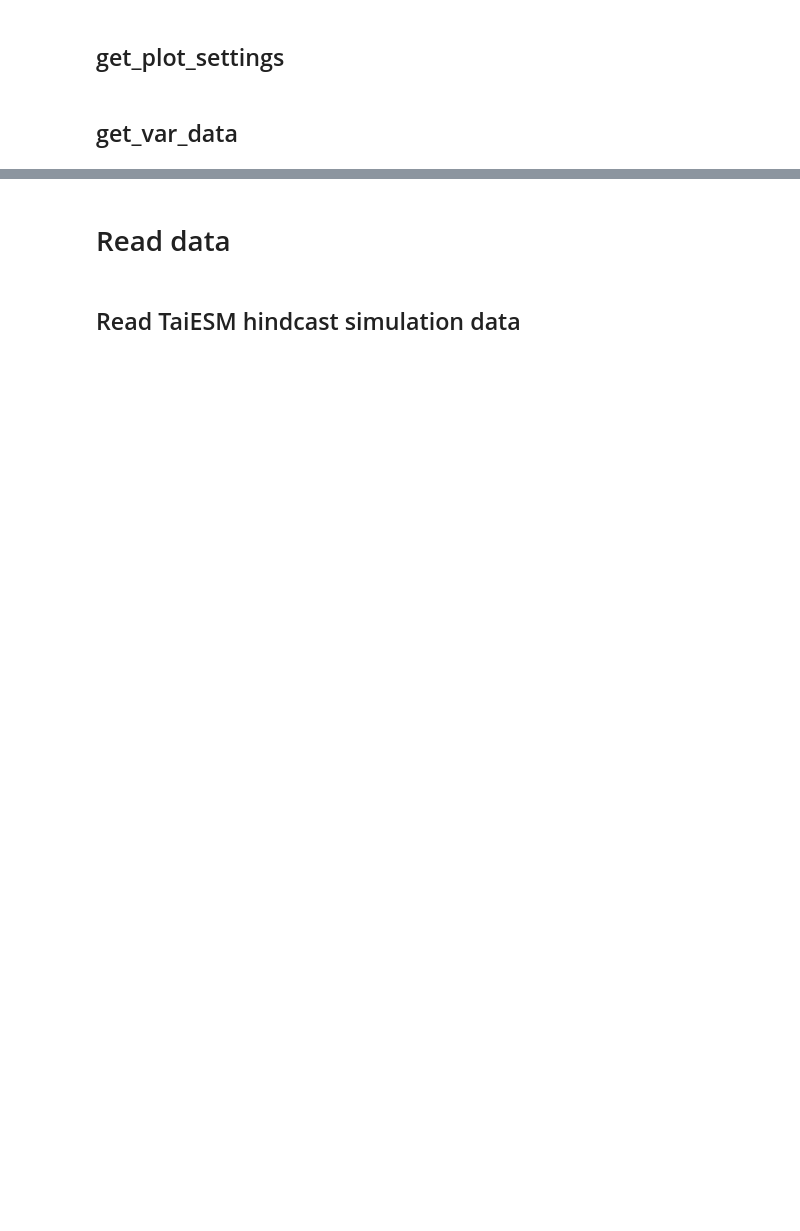
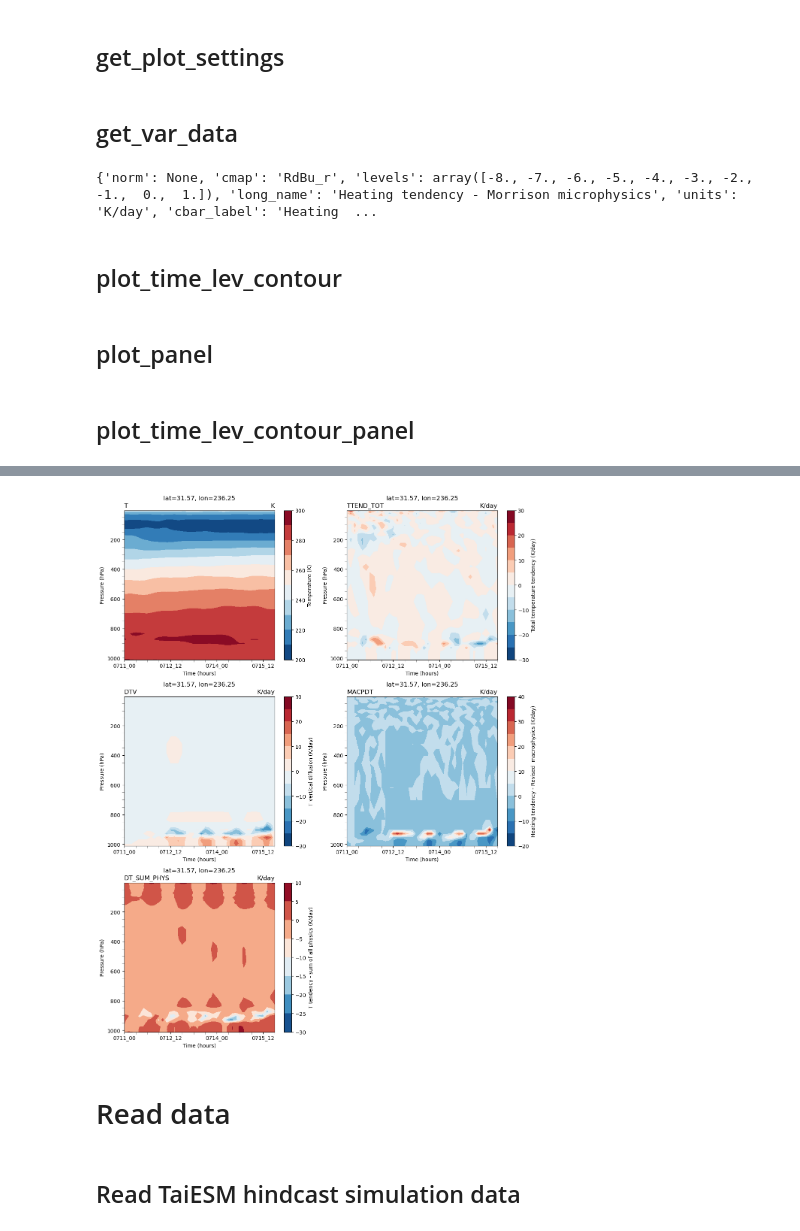
Before and after one commit to yihsuanchen/TaiESM1_Sc_diag, a Jupyter notebook: plot/plot-cn_pt-TaiESM.ipynb, the cells around one changed output, grey strips where cells are left out. Cells and saved outputs as stored; diff of their text form; code cells hidden in the pictures; blank space fills up the shorter version.

Commit message:
add func plot_time_lev_contour_panel

```diff
--- a/plot/plot-cn_pt-TaiESM.ipynb
+++ b/plot/plot-cn_pt-TaiESM.ipynb
@@ -126,8 +126,9 @@ def read_hindcast_icdate_lat_lon(icdate,
     choice = "custom_Qtend_3hr"
     ds_Qtend = read_data.read_TaiESM1_hindcast_icdate_files(choice, icdate, file_dates=file_dates)
 
-    #--- get play in ds_state
+    #--- diagnose variables in all ds
     yhc.diagnose_var(ds_state, ["play"])
+    yhc.diagnose_var(ds_Ttend, ["DT_SUM_PHYS"])
 
     #--- get data at the given lat/lon
     ds_Ttend_latlon = select_region_ds(ds_Ttend, region="lat_lon", lat=lat, lon=lon)
@@ -253,12 +308,19 @@ def get_var_data(ds: xr.Dataset, var_name: str):
 # do_test
 #-----------
 
-do_test="112"
+do_test="111"
 if (do_test == "111"):
     icdate = "20010710"
     ds_state_latlon, ds_Ttend_latlon, ds_Qtend_latlon = read_hindcast_icdate_lat_lon(icdate)
 
     var_name = "T"
-    var_da, settings = get_var_data (ds_state_latlon, var_name=var_name)
+    #var_da, settings = get_var_data (ds_state_latlon, var_name=var_name)
 
-#print(settings)
+    var_name = "MPDT"
+    var_da, settings = get_var_data (ds_Ttend_latlon, var_name=var_name)
+
+print(settings)
+# %% [output]
+{'norm': None, 'cmap': 'RdBu_r', 'levels': array([-8., -7., -6., -5., -4., -3., -2., -1.,  0.,  1.]), 'long_name': 'Heating tendency - Morrison microphysics', 'units': 'K/day', 'cbar_label': 'Heating  ...
+# %% [markdown]
+## plot_time_lev_contour
@@ -264,0 +433,2 @@ if (do_test == "111"):
+# %% [markdown]
+## plot_panel
@@ -264,0 +467,39 @@ if (do_test == "111"):
+# %% [markdown]
+## plot_time_lev_contour_panel
+# %%
+def plot_time_lev_contour_panel(icdate, lat, lon,
+                                var_group,
+                               ):
+
+    ds_state_latlon, ds_Ttend_latlon, ds_Qtend_latlon = read_hindcast_icdate_lat_lon(icdate, lat=lat, lon=lon)
+
+    play_pt = ds_state_latlon['play']
+
+    ds_dict = {
+        "state": ds_state_latlon,
+        "Ttend": ds_Ttend_latlon,
+        "Qtend": ds_Qtend_latlon
+    }
+
+    if (var_group == "T"):
+        var_list = [
+            ("state", "T"),
+            ("Ttend", "TTEND_TOT"),
+            ("Ttend", "DTV"),
+            ("Ttend", "MACPDT"),
+            ("Ttend", "DT_SUM_PHYS"),
+            ]
+
+    plot_panel(ds_dict, var_list, play_pt)
+
+#-----------
+# do_test
+#-----------
+
+do_test="111"
+if (do_test == "111"):
+    icdate = "20010711"
+    lat=31.5 ;  lon=236.5
+
+    plot_time_lev_contour_panel(icdate, lat, lon, var_group="T")
+# %% [output]
@@ -265,3 +507,4 @@ if (do_test == "111"):
+[figure, added]
 # %% [markdown]
 # Read data
 # %% [markdown]
```
Also changed, not shown: parts of 11 cells of this notebook.
